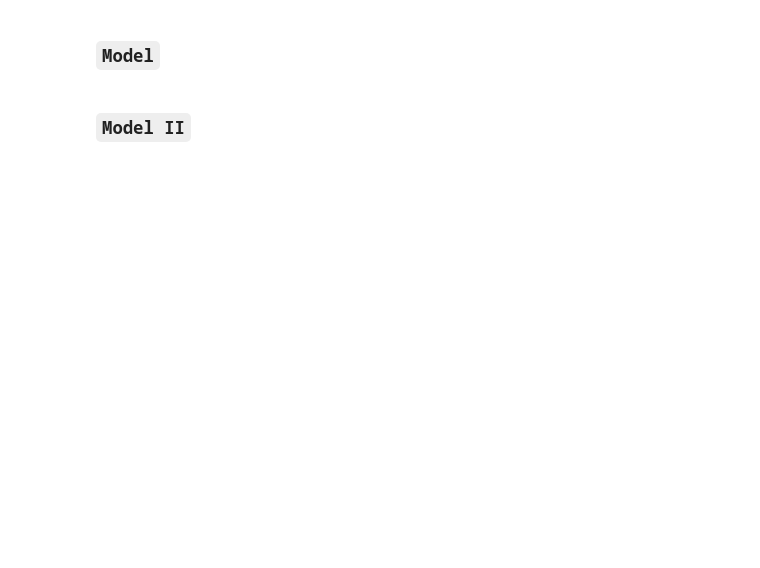
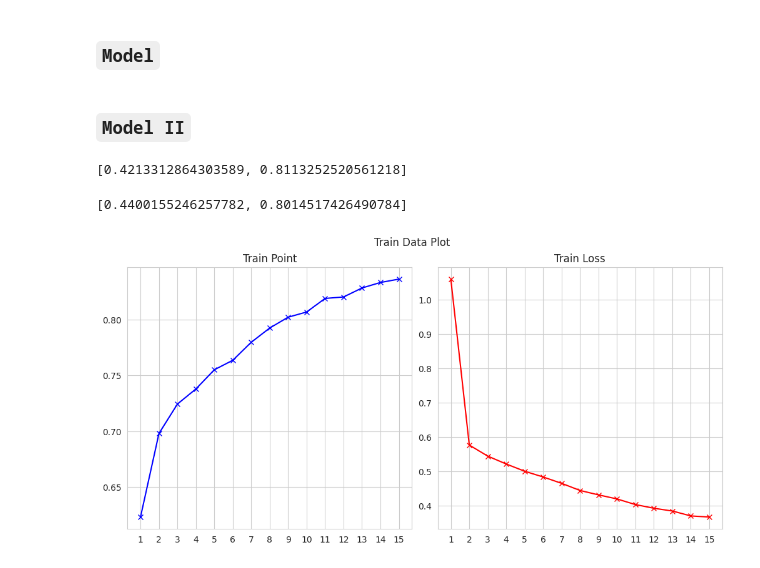
Before and after one commit to Halucida/Hauntaaa, a Jupyter notebook: Haunt.ipynb, the cells around one changed output. Saved outputs shown, nothing was run; the diff lists cells and outputs as text; code cells hidden in the pictures; blank space fills up the shorter version.

````diff
--- a/Haunt.ipynb
+++ b/Haunt.ipynb
@@ -117,7 +127,7 @@ model.compile(optimizer=optimizer, loss=loss, metrics=metrics)
 # %%
 from tensorflow.keras.callbacks import EarlyStopping
 
-epochs = 18
+epochs = 15
 
 patience = 5; verbose = 1
 
@@ -126,3 +136,19 @@ model_hist = model.fit(train, validation_data=testi,
                        callbacks=[EarlyStopping(monitor="val_binary_accuracy", patience=patience)])
 # %% [markdown]
 ### ```Model II```
+# %%
+model.evaluate(train, verbose=0)
+# %% [output]
+[0.4213312864303589, 0.8113252520561218]
+# %%
+model.evaluate(testi, verbose=0)
+# %% [output]
+[0.4400155246257782, 0.8014517426490784]
+# %%
+from Histplot import Histplot
+
+image_hist = Histplot(model_hist, hist_acc="binary_accuracy")
+# %%
+image_hist.Trainplot()
+# %% [output]
+[figure, added]
````
Also changed, not shown: parts of 16 cells of this notebook.
